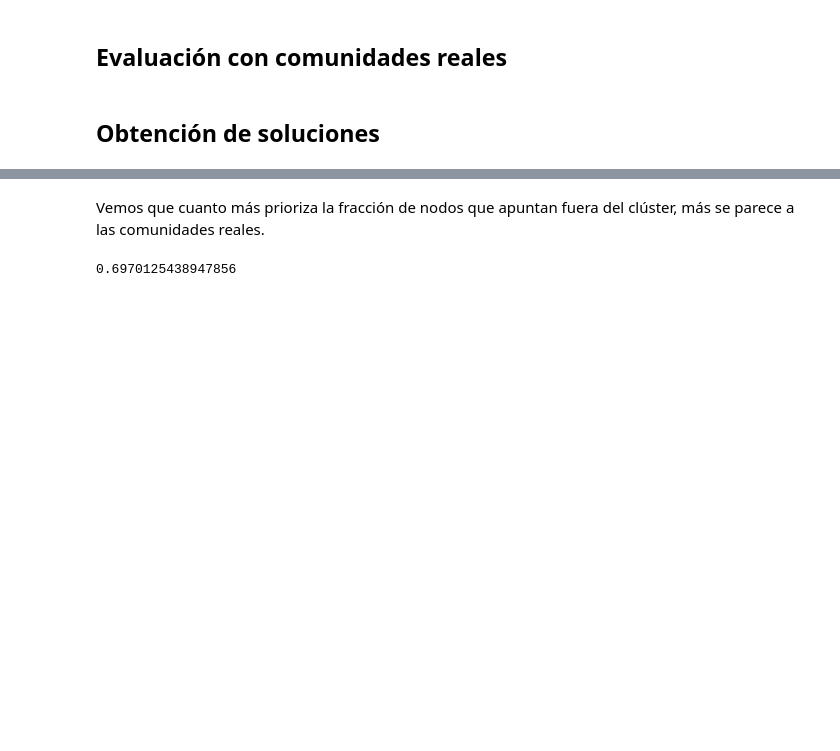
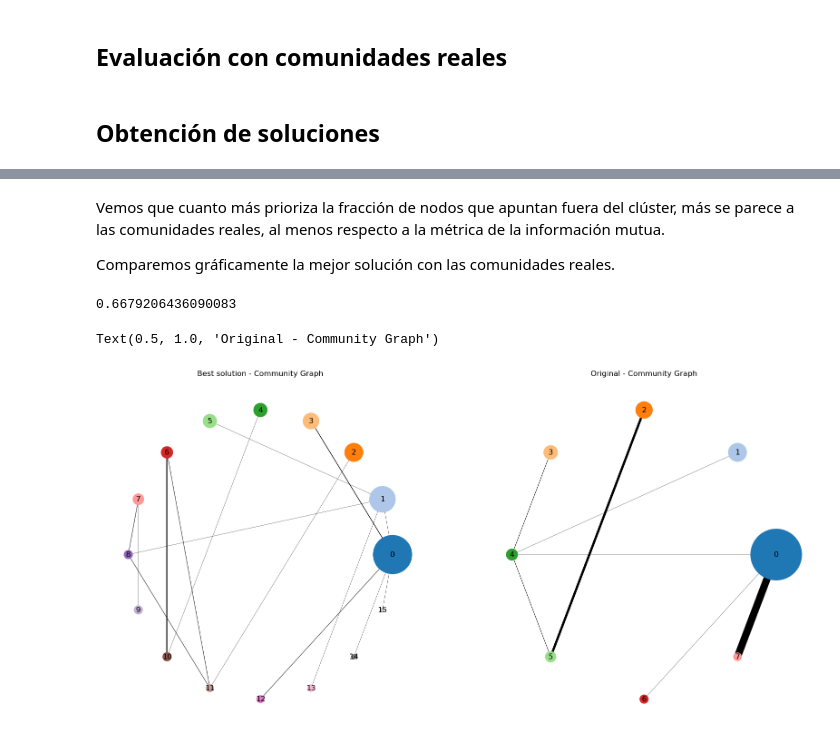
Before and after one commit to pablomiralles22/maadm-sna-ceb-assignment, a Jupyter notebook: notebooks/exercise2-3.ipynb, the cells around one changed output, grey strips where cells are left out. Drawn from its saved outputs; the diff is of its cells as text; code cells hidden in the pictures; blank space fills up the shorter version.

```diff
--- a/notebooks/exercise2-3.ipynb
+++ b/notebooks/exercise2-3.ipynb
@@ -243,11 +419,13 @@ plot_metric_on_pareto_front(ranked_population, lambda communities: len(communiti
 # %% [markdown]
-Vemos que cuanto más prioriza la fracción de nodos que apuntan fuera del clúster, más se parece a las comunidades reales.
+Vemos que cuanto más prioriza la fracción de nodos que apuntan fuera del clúster, más se parece a las comunidades reales, al menos respecto a la métrica de la información mutua.
+
+Comparemos gráficamente la mejor solución con las comunidades reales.
 # %%
-best_solution = ranked_population[0][2]
+best_solution = ranked_population[0][3]
 best_nmi = nmi(individual_to_communities(best_solution))
 
 metrics = []
-for _, fitness, individual in ranked_population:
+for _, _, fitness, individual in ranked_population:
     communities = individual_to_communities(individual)
     nmi = normalized_mutual_information(
         NodeClustering(real_communities, graph),
@@ -258,4 +436,18 @@ for _, fitness, individual in ranked_population:
         best_solution = individual
 best_nmi
 # %% [output]
-0.6970125438947856
+0.6679206436090083
+# %%
+best_communities = individual_to_communities(best_solution)
+# %%
+%matplotlib inline
+# two plots side by side
+fig, (ax1, ax2) = plt.subplots(1, 2, figsize=(20, 10))
+plot_circular_community_graph(graph, communities=best_communities, node_scale=20., ax=ax1)
+plot_circular_community_graph(graph, communities=community_dict_to_list({node: attr["community"] for node, attr in list(graph.nodes(data=True))}), node_scale=20., ax=ax2)
+
+ax1.set_title("Best solution - Community Graph")
+ax2.set_title("Original - Community Graph")
+# %% [output]
+Text(0.5, 1.0, 'Original - Community Graph')
+[figure, added]
```
Also changed, not shown: parts of 16 cells of this notebook, 13 other files.
